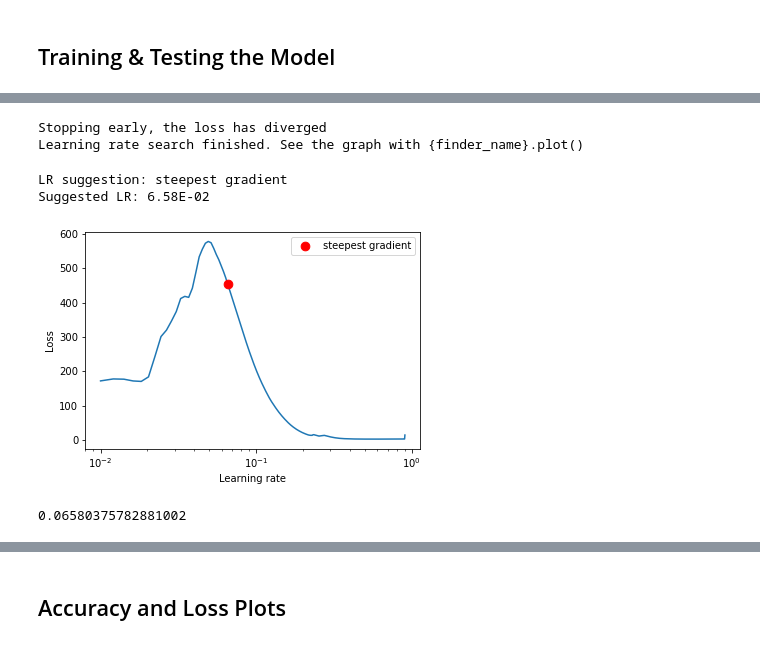
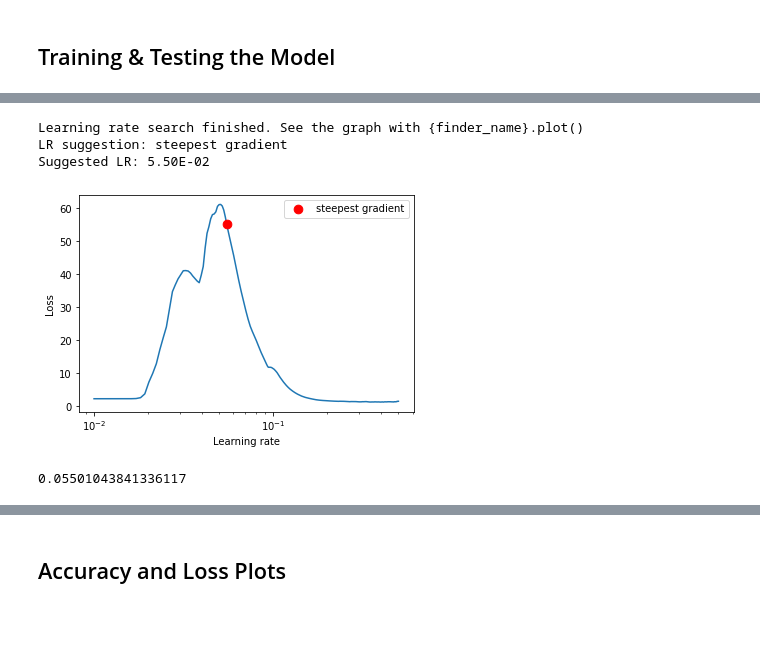
Before and after one commit to RohinSequeira/EVA6_Session9_resnets_and_higher_receptive_fields, a Jupyter notebook: pytorch_custom_resnet.ipynb, the cells around one changed output, grey strips where cells are left out. Cells and saved outputs as stored; diff of their text form; code cells hidden in the pictures; blank space fills up the shorter version.

```diff
--- a/pytorch_custom_resnet.ipynb
+++ b/pytorch_custom_resnet.ipynb
@@ -136,11 +118,0 @@ lr_finder = LRFinder(model, optimizer, criterion, device="cuda")
-# %%
-lr_finder.range_test(train_loader, val_loader=test_loader,end_lr=1, num_iter=480, step_mode="linear")
-# %% [output]
-Stopping early, the loss has diverged
-Learning rate search finished. See the graph with {finder_name}.plot()
-# %%
-max_lr = lr_finder.plot(suggest_lr=True,skip_start=0, skip_end=0)
-# %% [output]
-LR suggestion: steepest gradient
-Suggested LR: 6.58E-02
-[figure, removed]
@@ -149,6 +121,14 @@ lr_finder.reset()
+# %%
+epochs=24
+max_lr = lr_finder.find_lr(model, train_loader, test_loader, epochs, optimizer, criterion, device)
+# %% [output]
+Learning rate search finished. See the graph with {finder_name}.plot()
+LR suggestion: steepest gradient
+Suggested LR: 5.50E-02
+[figure, added]
 # %%
-print(max_lr[1])
+print(max_lr)
 # %% [output]
-0.06580375782881002
+0.05501043841336117
 # %%
 EPOCH = 24
```
Also changed, not shown: parts of 11 cells of this notebook.
